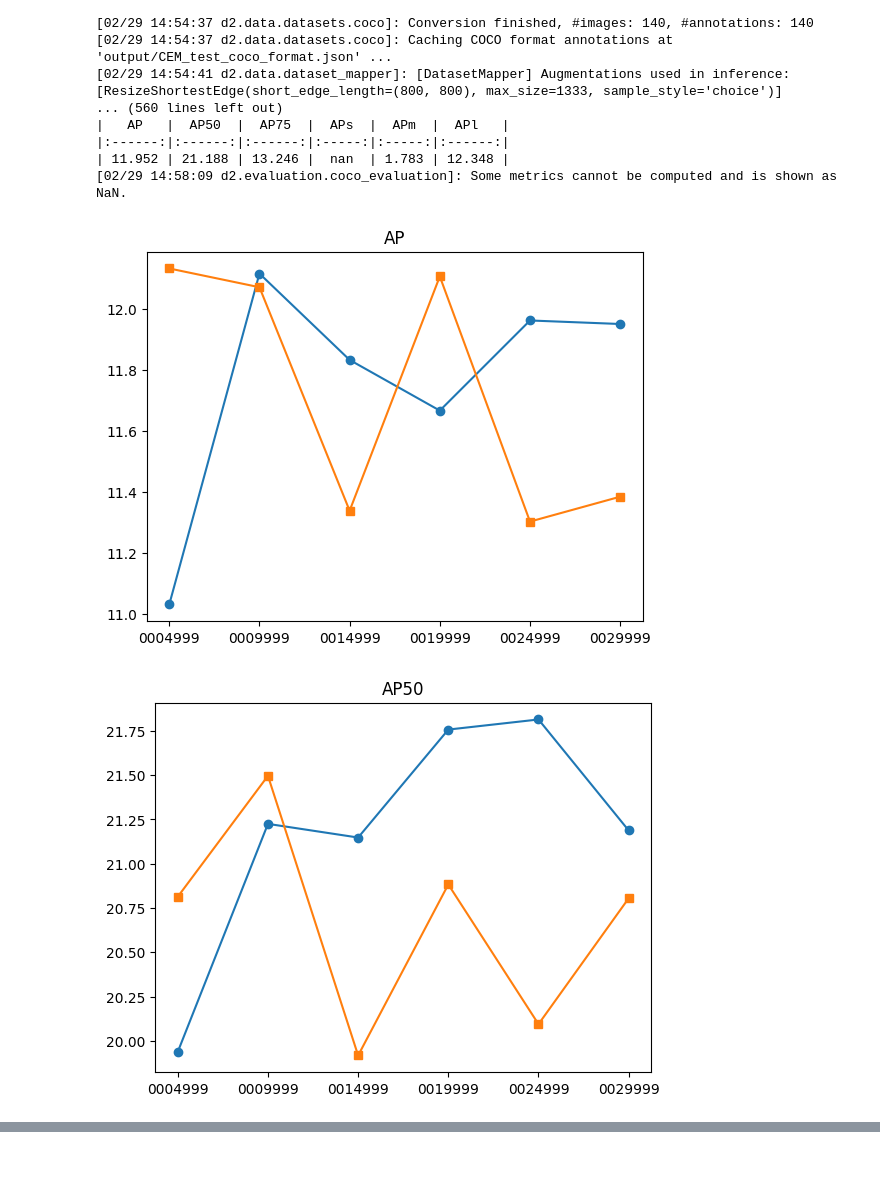
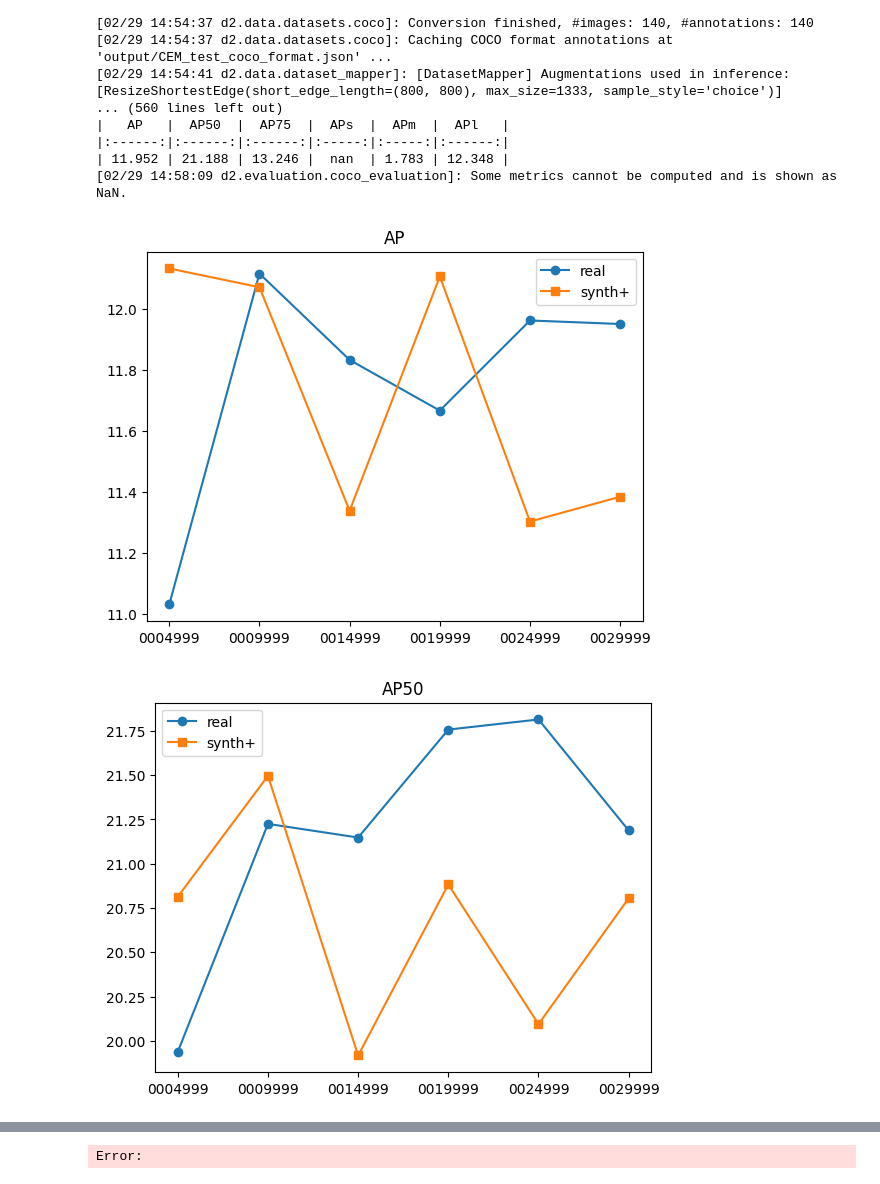
Before and after one commit to Likalto4/CEM-Detect, a Jupyter notebook: detection/inference/comparing_unvalidated_models.ipynb, the cells around one changed output, grey strips where cells are left out. Drawn from its saved outputs; the diff is of its cells as text; code cells hidden in the pictures.

```diff
--- a/detection/inference/comparing_unvalidated_models.ipynb
+++ b/detection/inference/comparing_unvalidated_models.ipynb
@@ -162,10 +162,11 @@ The model min IoU score is: 0.01
 # %%
 # plot in a unique plot all columns
 import matplotlib.pyplot as plt
 for index in general_metrics_real.index:
     fig, ax = plt.subplots()
     general_metrics_real.loc[index].plot(kind='line', marker='o', title=index, ax=ax)
     general_metrics_synth.loc[index].plot(kind='line', marker='s', title=index, ax=ax)
+    ax.legend(['real', 'synth+'])
 # %% [output]
-[figure, old version]
+[figure, new version]
-[figure, old version]
+[figure, new version]
@@ -175,0 +177 @@ for index in general_metrics_real.index:
+Error:
```
Also changed, not shown: parts of 1 cell of this notebook, 2 other files.
